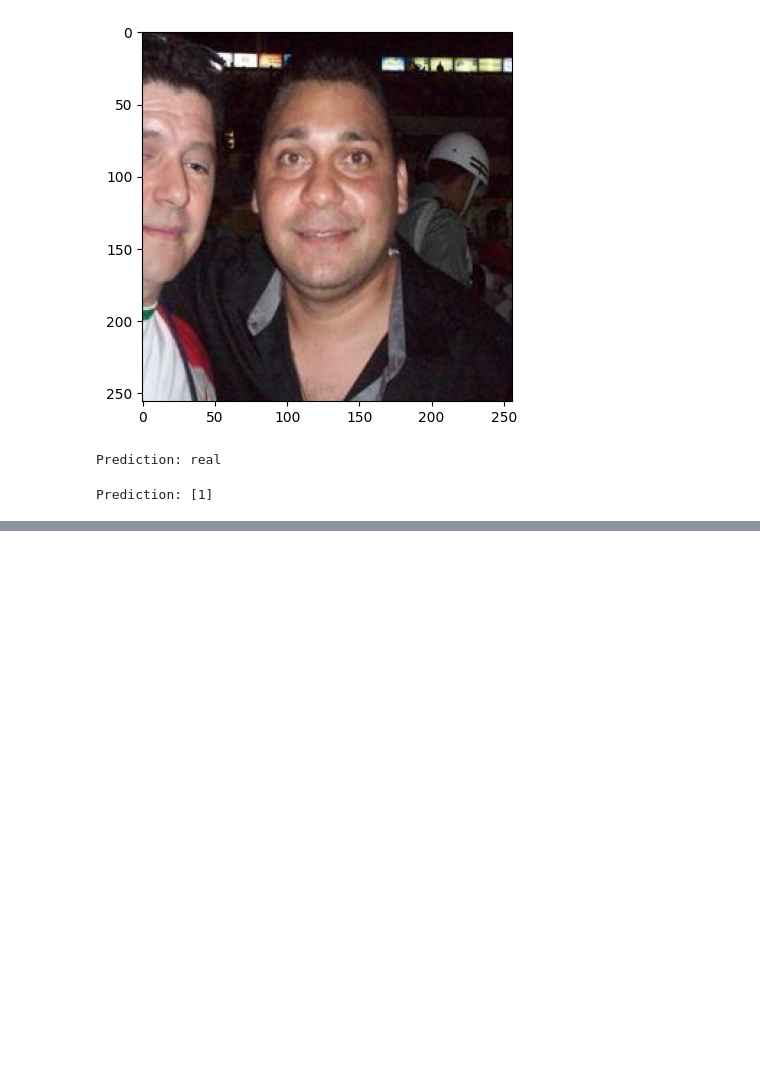
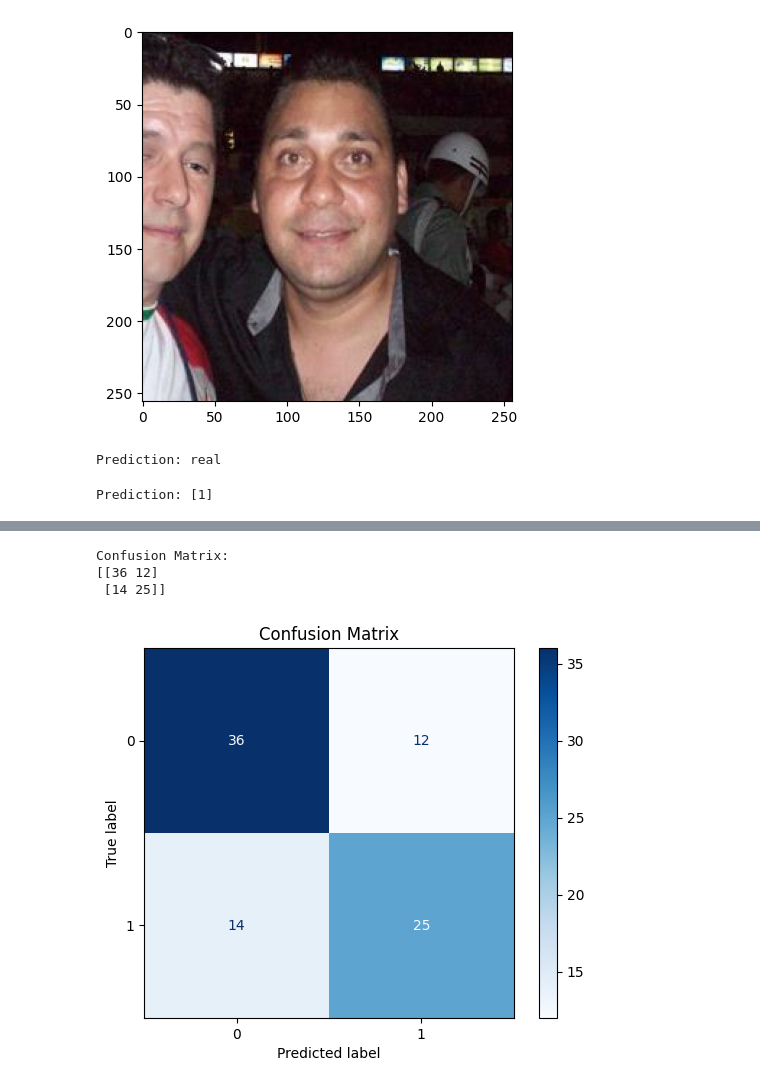
Before and after one commit to Gaurav1937/Deepfake-detection, a Jupyter notebook: Untitled.ipynb, the cells around one changed output, grey strips where cells are left out. Saved outputs shown, nothing was run; the diff lists cells and outputs as text; code cells hidden in the pictures; blank space fills up the shorter version.

```diff
--- a/Untitled.ipynb
+++ b/Untitled.ipynb
@@ -248,0 +263,12 @@ Prediction: [1]
+# %%
+model = keras.Sequential([
+       keras.layers.Dense(2,input_shape=(49152,),activation='sigmoid')
+])
+
+model.compile(
+    optimizer = 'adam',
+    loss='sparse_categorical_crossentropy',     #you can also use mean_squared_error or other loss function
+    metrics=['accuracy']
+)
+
+model.fit(X_train, y_train, epochs=5)
@@ -248,0 +297,3 @@ Prediction: [1]
+# %%
+y_pred_probs = model.predict(X_test)  # Predict probabilities
+y_pred = np.argmax(y_pred_probs, axis=1)  # Convert probabilities to class labels
@@ -248,0 +302,9 @@ Prediction: [1]
+# %%
+# Generate confusion matrix
+cm = confusion_matrix(y_test, y_pred)
+print("Confusion Matrix:")
+print(cm)
+# %% [output]
+Confusion Matrix:
+[[36 12]
+ [14 25]]
@@ -248,0 +313,8 @@ Prediction: [1]
+# %%
+# Visualize confusion matrix as a heatmap
+disp = ConfusionMatrixDisplay(confusion_matrix=cm, display_labels=np.unique(y_test))
+disp.plot(cmap='Blues')
+plt.title("Confusion Matrix")
+plt.show()
+# %% [output]
+[figure, added]
```
Also changed, not shown: parts of 10 cells of this notebook.
